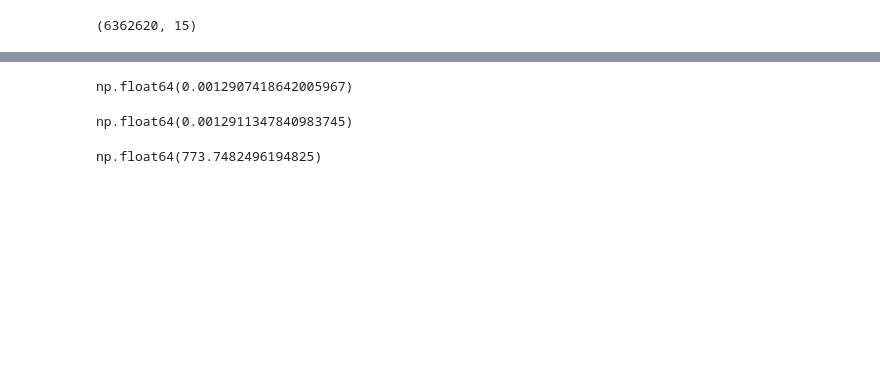
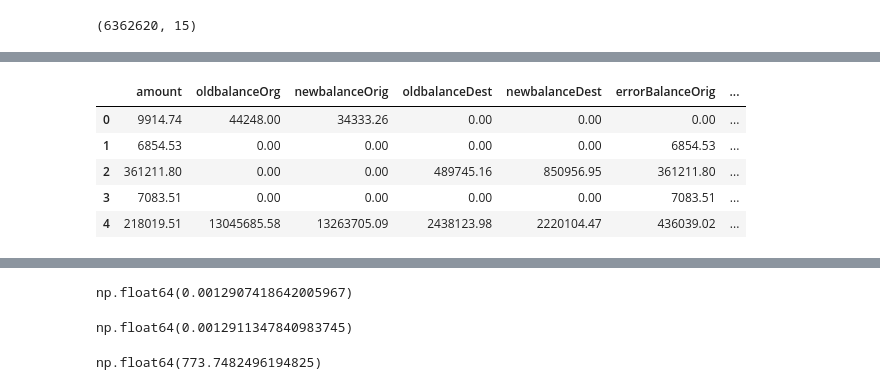
Before and after one commit to RiteshSnippet/End-To-End-Fraud-Detection-MLOps, a Jupyter notebook: notebooks/model_training.ipynb, the cells around one changed output, grey strips where cells are left out. Cells and saved outputs as stored; diff of their text form; code cells hidden in the pictures; blank space fills up the shorter version.

```diff
--- a/notebooks/model_training.ipynb
+++ b/notebooks/model_training.ipynb
@@ -37,0 +63,8 @@ Name: isFraud, dtype: int64
+# %%
+preprocessor = ColumnTransformer(
+    transformers=[
+        ("num", "passthrough", numerical_cols),
+        ("cat", OneHotEncoder(handle_unknown="ignore"), categorical_cols)
+    ],
+    verbose_feature_names_out=False
+)
@@ -38 +75,15 @@ Name: isFraud, dtype: int64
+# %%
+feature_names = preprocessor.get_feature_names_out()
+
+X_train = pd.DataFrame(X_train, columns=feature_names)
+X_test = pd.DataFrame(X_test, columns=feature_names)
+
+X_train.head()
+# %% [output]
+|  | amount | oldbalanceOrg | newbalanceOrig | oldbalanceDest | newbalanceDest | errorBalanceOrig | ... |
+| 0 | 9914.74 | 44248.00 | 34333.26 | 0.00 | 0.00 | 0.00 | ... |
+| 1 | 6854.53 | 0.00 | 0.00 | 0.00 | 0.00 | 6854.53 | ... |
+| 2 | 361211.80 | 0.00 | 0.00 | 489745.16 | 850956.95 | 361211.80 | ... |
+| 3 | 7083.51 | 0.00 | 0.00 | 0.00 | 0.00 | 7083.51 | ... |
+| 4 | 218019.51 | 13045685.58 | 13263705.09 | 2438123.98 | 2220104.47 | 436039.02 | ... |
 # %%
```
Also changed, not shown: parts of 22 cells of this notebook, 7 other files.
